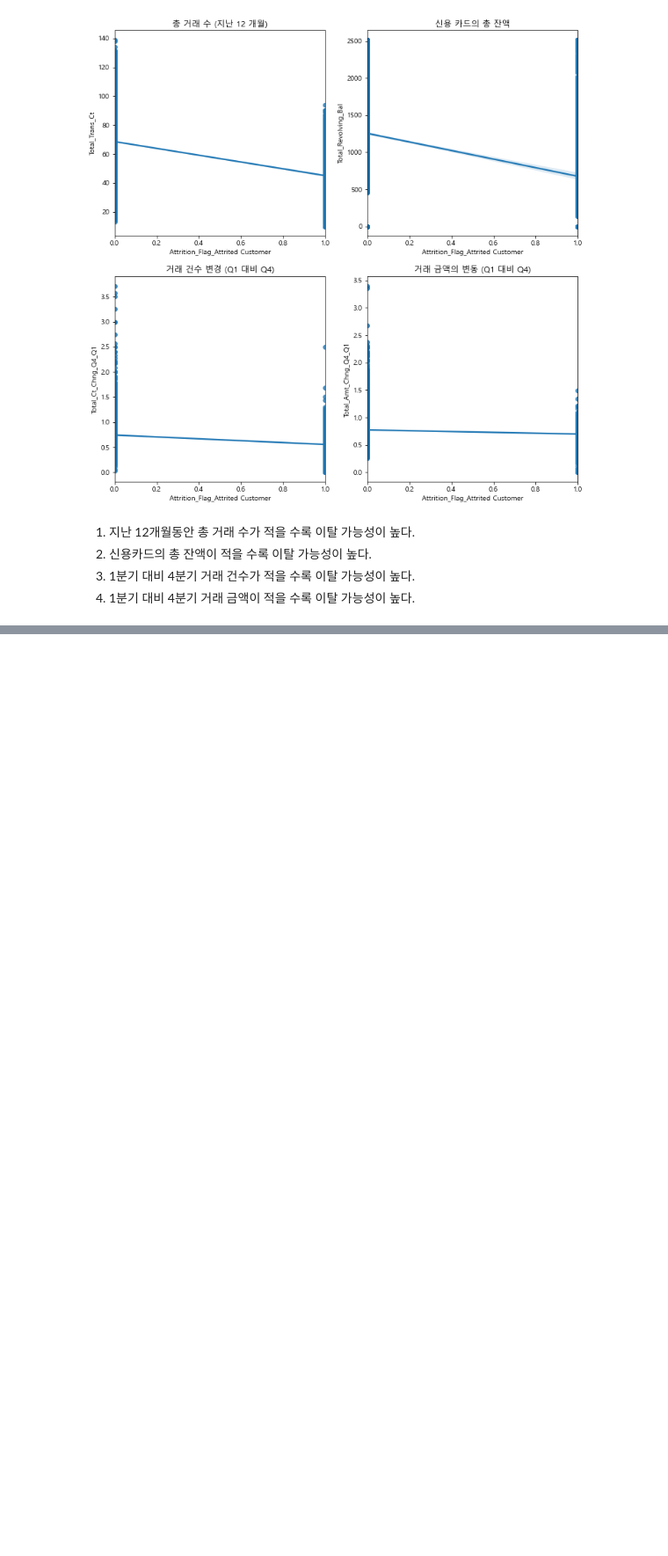
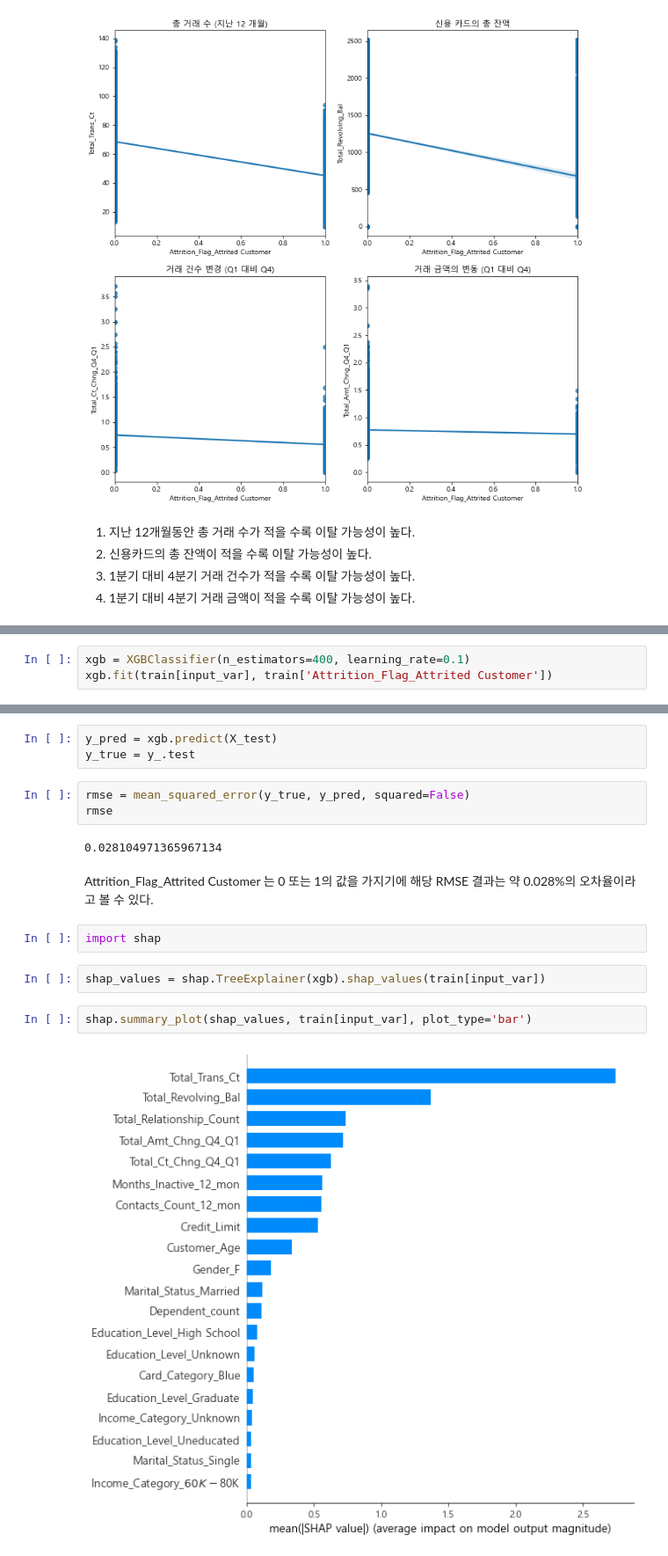
Before and after one commit to Jeong-Bin/DA-PROJECT, a Jupyter notebook: PROJECT_6 신용카드 고객 분석 및 이탈고객 예측.ipynb, the cells around one changed output, grey strips where cells are left out. Shown at 88% size. Drawn from its saved outputs; the diff is of its cells as text; blank space fills up the shorter version.

```diff
--- a/PROJECT_6 신용카드 고객 분석 및 이탈고객 예측.ipynb
+++ b/PROJECT_6 신용카드 고객 분석 및 이탈고객 예측.ipynb
@@ -575,0 +590,3 @@ ax4.set(title='거래 금액의 변동 (Q1 대비 Q4)')
+# %%
+xgb = XGBClassifier(n_estimators=400, learning_rate=0.1)
+xgb.fit(train[input_var], train['Attrition_Flag_Attrited Customer'])
@@ -575,0 +603,18 @@ ax4.set(title='거래 금액의 변동 (Q1 대비 Q4)')
+# %%
+y_pred = xgb.predict(X_test)
+y_true = y_.test
+# %%
+rmse = mean_squared_error(y_true, y_pred, squared=False)
+rmse
+# %% [output]
+0.028104971365967134
+# %% [markdown]
+Attrition_Flag_Attrited Customer 는 0 또는 1의 값을 가지기에 해당 RMSE 결과는 약 0.028%의 오차율이라고 볼 수 있다.
+# %%
+import shap
+# %%
+shap_values = shap.TreeExplainer(xgb).shap_values(train[input_var])
+# %%
+shap.summary_plot(shap_values, train[input_var], plot_type='bar')
+# %% [output]
+[figure, added]
```
Also changed, not shown: parts of 8 cells of this notebook.
